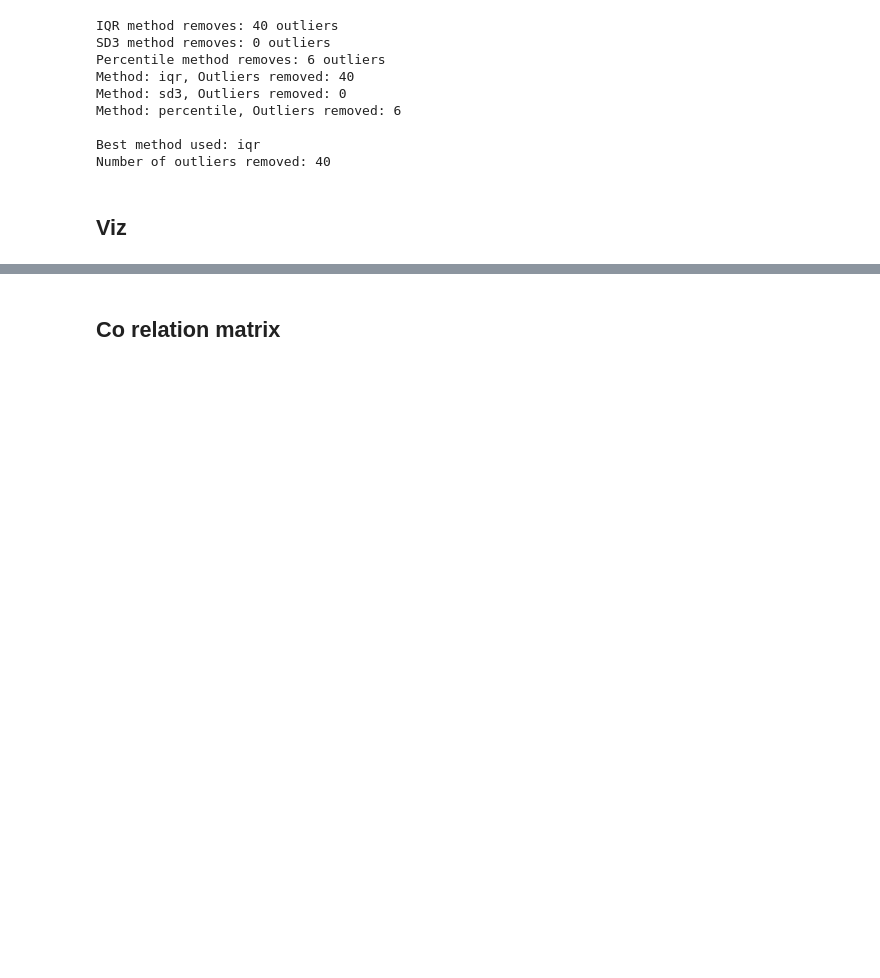
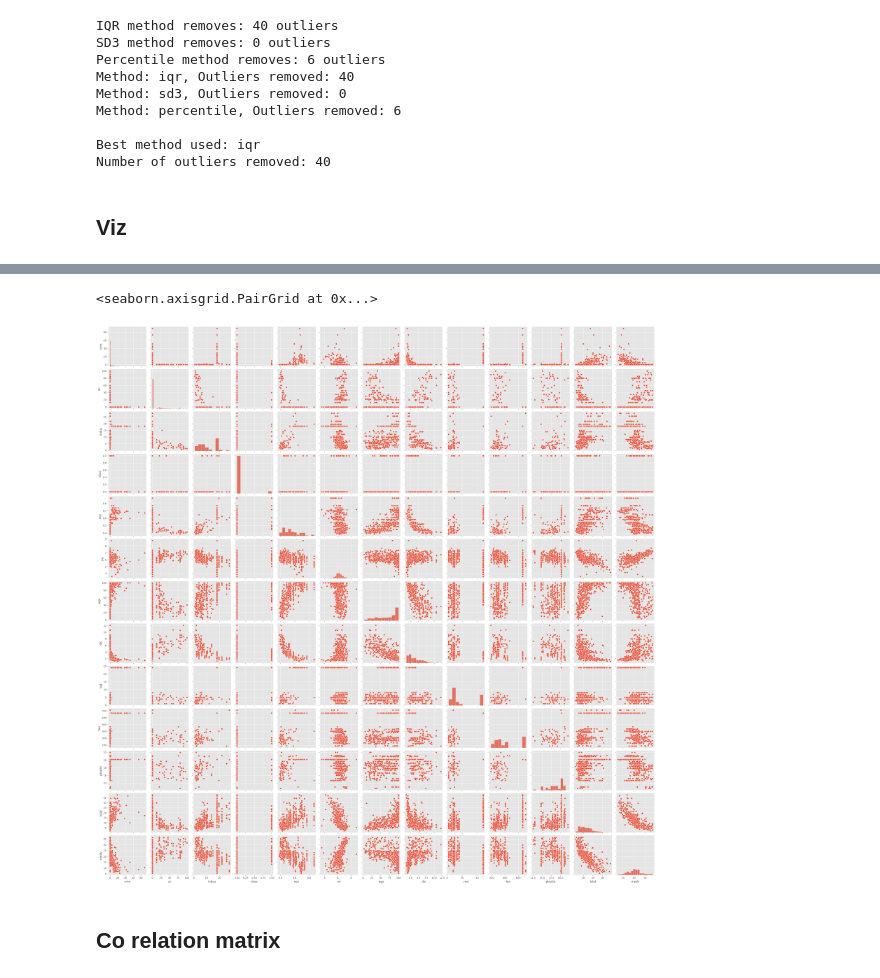
Before and after one commit to nikhil9066/API-model, a Jupyter notebook: model/boston_2.ipynb, the cells around one changed output, grey strips where cells are left out. Drawn from its saved outputs; the diff is of its cells as text; code cells hidden in the pictures; blank space fills up the shorter version.

```diff
--- a/model/boston_2.ipynb
+++ b/model/boston_2.ipynb
@@ -175,5 +181,8 @@ ipp.interModel(df_outlier_cleaned, predictor_variable, "outliers")
 # %%
-# ipp.ipp.sns.pairplot(df_outlier_cleaned)
+ipp.sns.pairplot(df_outlier_cleaned)
+# %% [output]
+<seaborn.axisgrid.PairGrid at 0x...>
+[figure, added]
 # %% [markdown]
 ## Co relation matrix
 # %%
```
Also changed, not shown: parts of 11 cells of this notebook, 11 other files.
